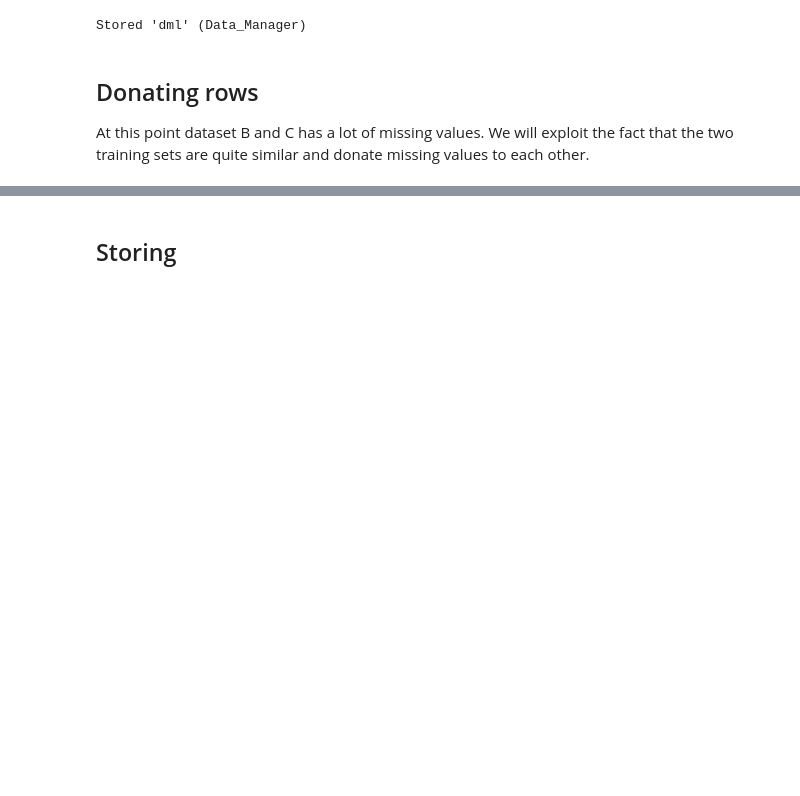
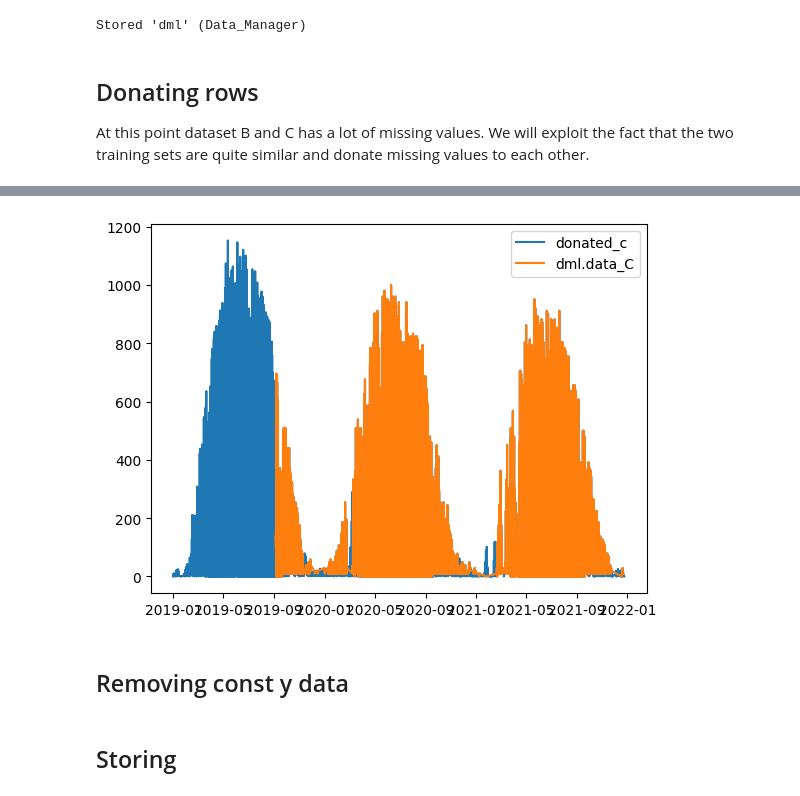
Before and after one commit to nasols/TDT4174-Machine-Learning, a Jupyter notebook: log_preds/log_FE.ipynb, the cells around one changed output, grey strips where cells are left out. Cells and saved outputs as stored; diff of their text form; code cells hidden in the pictures; blank space fills up the shorter version.

```diff
--- a/log_preds/log_FE.ipynb
+++ b/log_preds/log_FE.ipynb
@@ -39,3 +59,14 @@ donated rows from B to C:  6271
+# %%
+donated_c_filtered = donated_c[(donated_c['date_forecast'] >= start_date) & (donated_c['date_forecast'] <= end_date)]
+dml_c_filtered = dml.data_C[(dml.data_C['date_forecast'] >= start_date) & (dml.data_C['date_forecast'] <= end_date)]
+
+# plot the dataframes
+plt.plot(donated_c_filtered['date_forecast'], donated_c_filtered['pv_measurement'], label='donated_c')
+plt.plot(dml_c_filtered['date_forecast'], dml_c_filtered['pv_measurement'], label='dml.data_C')
+plt.legend()
+plt.show()
+# %% [output]
+[figure, added]
 # %%
 # set donated data
 
@@ -43,0 +75,2 @@ dml.data_C = rC
+# %% [markdown]
+## Removing const y data
```
Also changed, not shown: parts of 6 cells of this notebook, 9 other files.
